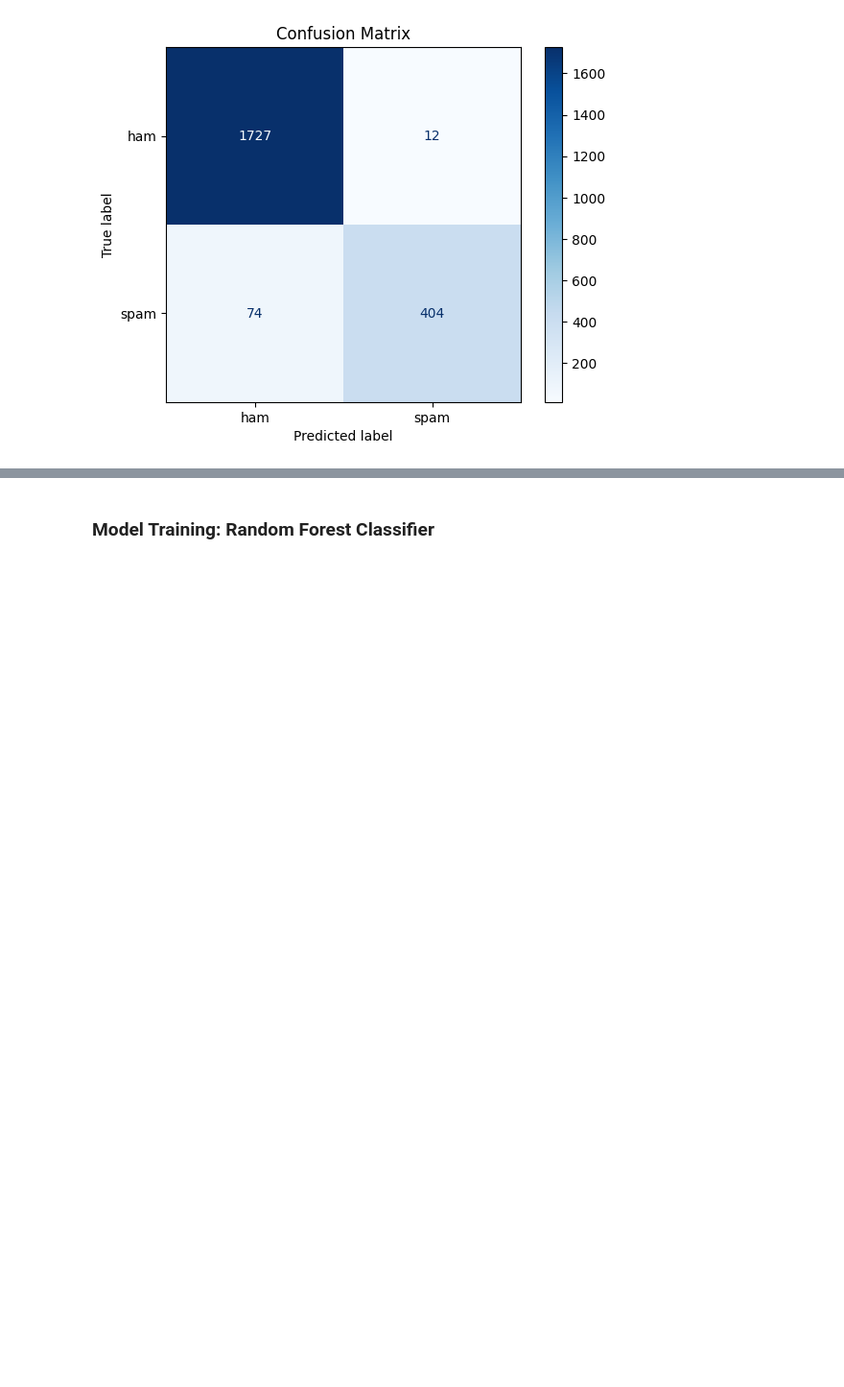
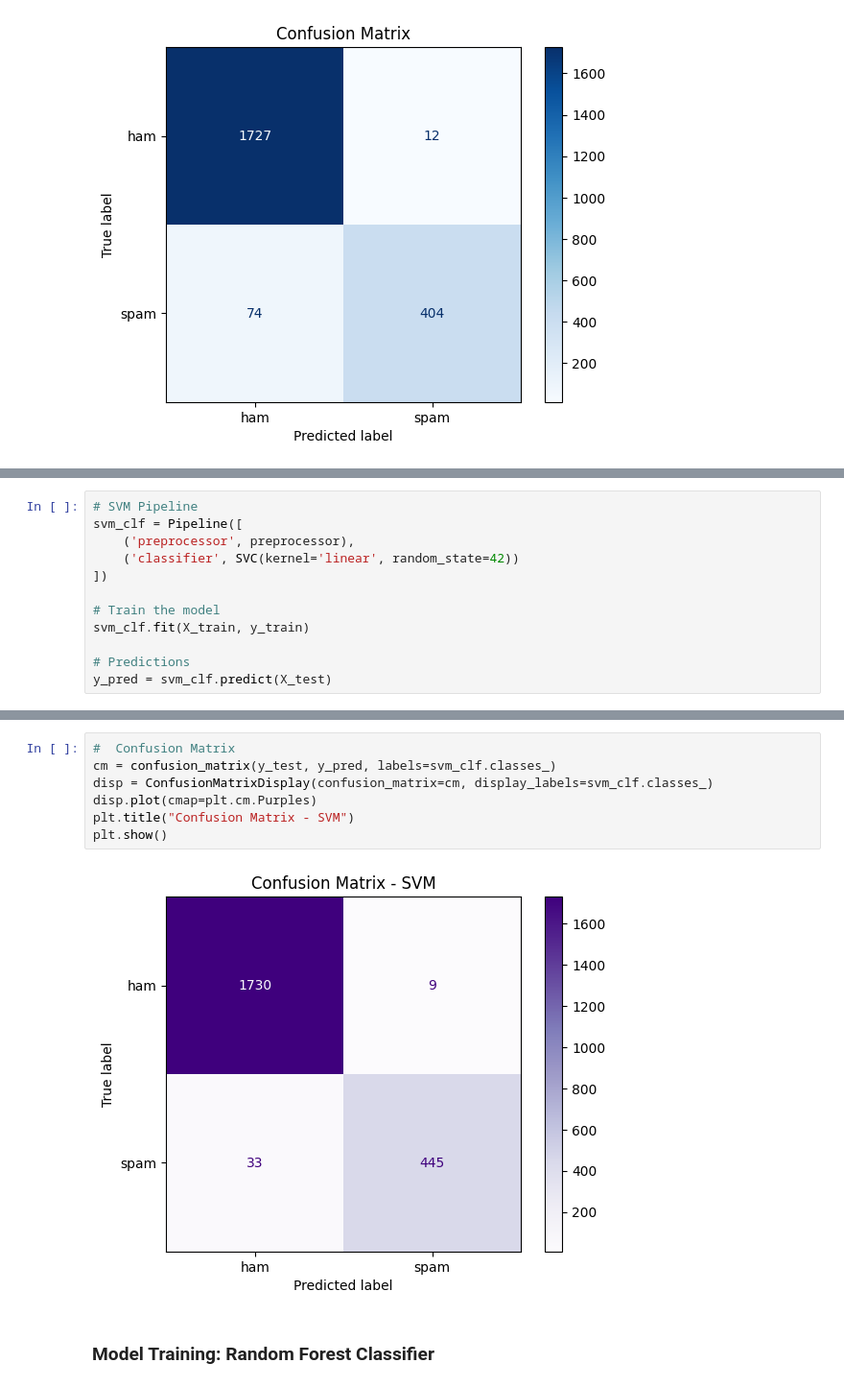
Before and after one commit to travis-willmott/COS30049, a Jupyter notebook: notebook.ipynb, the cells around one changed output, grey strips where cells are left out. Shown: that part at 96% size. Cells and saved outputs as stored; diff of their text form; blank space fills up the shorter version.

```diff
--- a/notebook.ipynb
+++ b/notebook.ipynb
@@ -259,0 +325,12 @@ plt.show()
+# %%
+# SVM Pipeline
+svm_clf = Pipeline([
+    ('preprocessor', preprocessor),
+    ('classifier', SVC(kernel='linear', random_state=42))
+])
+
+# Train the model
+svm_clf.fit(X_train, y_train)
+
+# Predictions
+y_pred = svm_clf.predict(X_test)
@@ -260,3 +361,12 @@ plt.show()
+# %%
+#  Confusion Matrix
+cm = confusion_matrix(y_test, y_pred, labels=svm_clf.classes_)
+disp = ConfusionMatrixDisplay(confusion_matrix=cm, display_labels=svm_clf.classes_)
+disp.plot(cmap=plt.cm.Purples)
+plt.title("Confusion Matrix - SVM")
+plt.show()
+# %% [output]
+[figure, added]
 # %% [markdown]
 ### Model Training: Random Forest Classifier
 # %%
```
Also changed, not shown: parts of 9 cells of this notebook.
